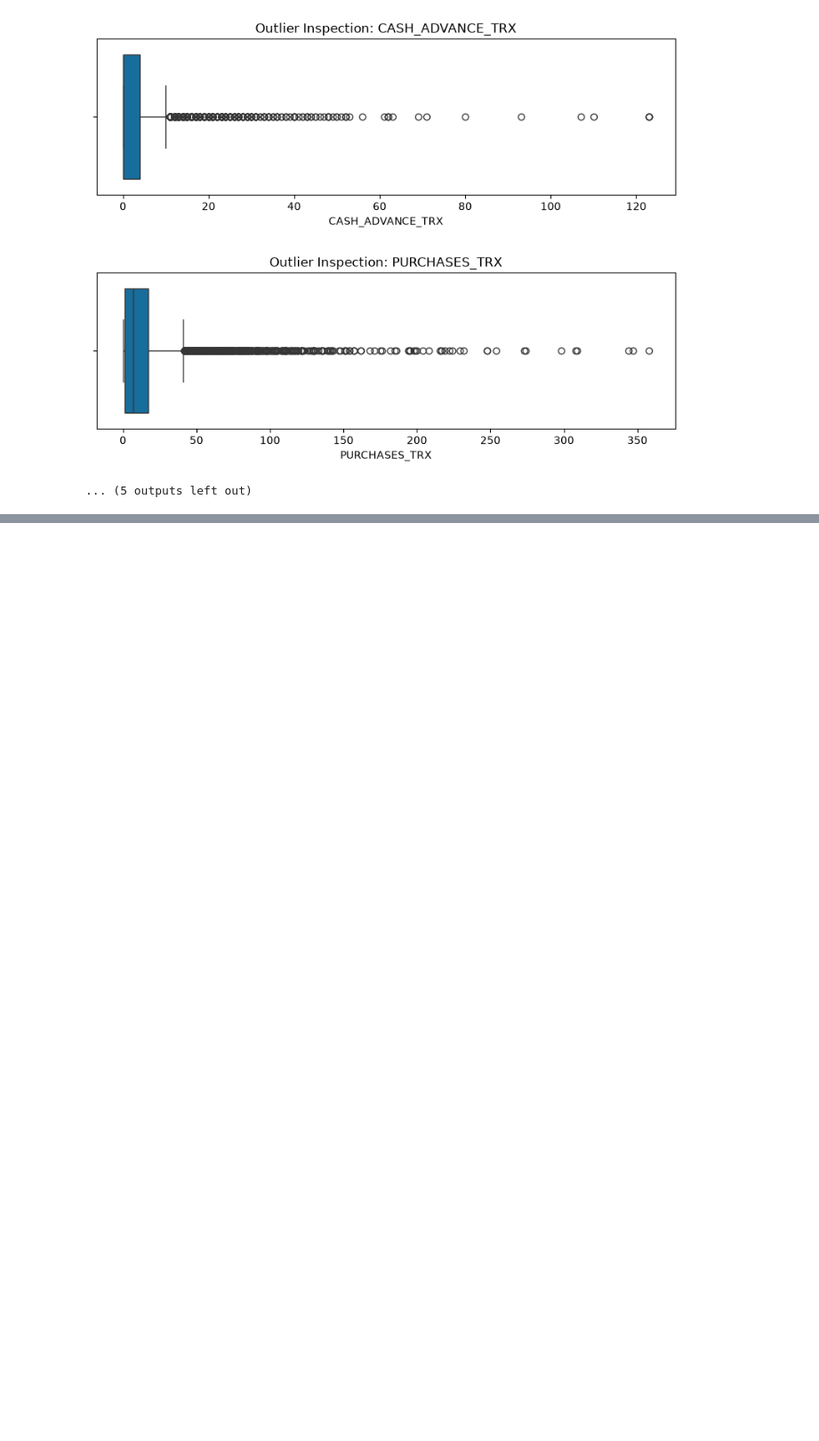
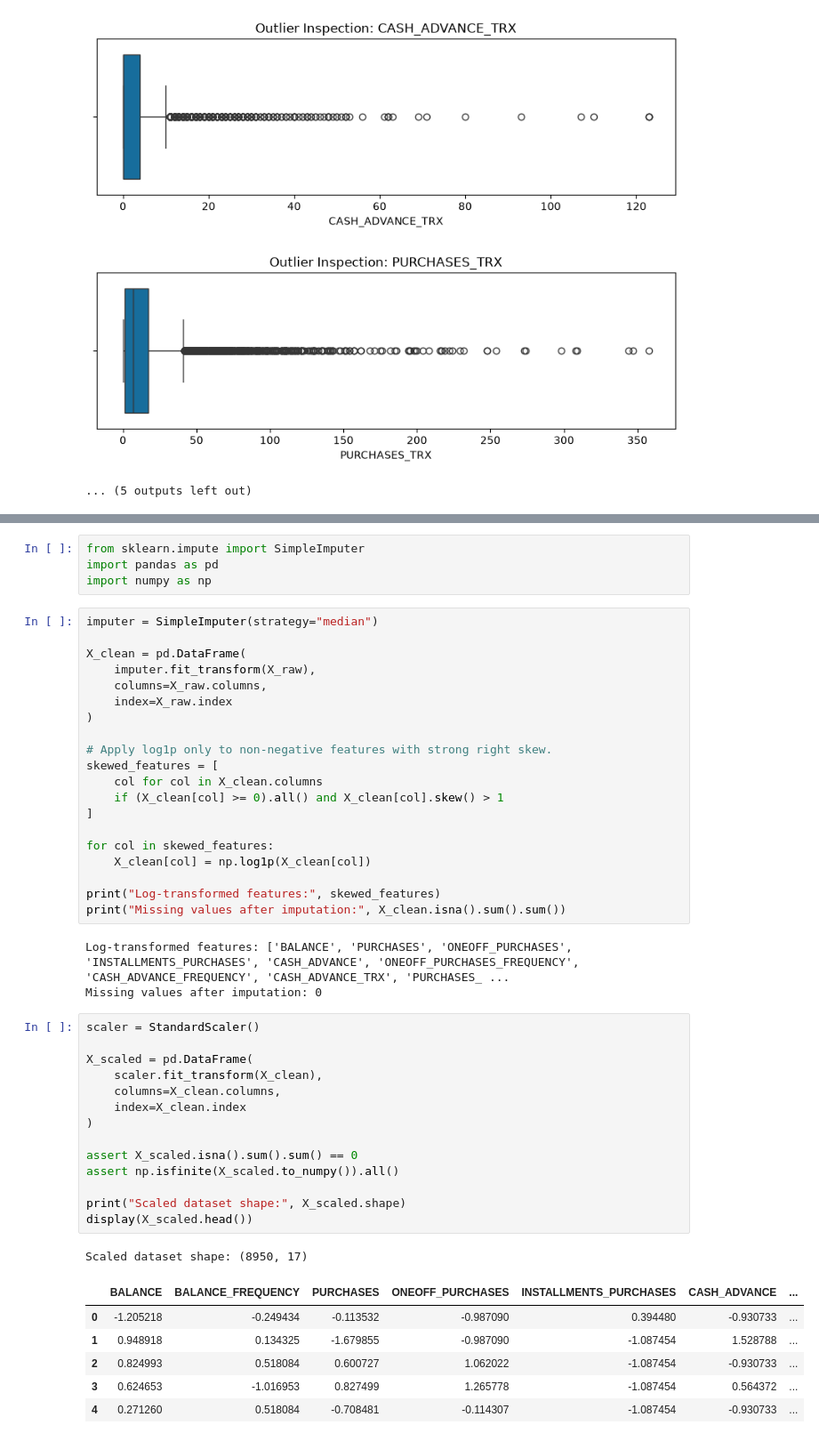
Before and after one commit to VedantVemula/Machine_Learning_capstone_obesityDataset, a Jupyter notebook: clustering.ipynb, the cells around one changed output, grey strips where cells are left out. Shown at 89% size. Drawn from its saved outputs; the diff is of its cells as text; blank space fills up the shorter version.

Commit message:
Add files via upload
Data cleaning and feature scaling

```diff
--- a/clustering.ipynb
+++ b/clustering.ipynb
@@ -162,0 +181,49 @@ for col in eda_df.columns:
+# %%
+from sklearn.impute import SimpleImputer
+import pandas as pd
+import numpy as np
+# %%
+imputer = SimpleImputer(strategy="median")
+
+X_clean = pd.DataFrame(
+    imputer.fit_transform(X_raw),
+    columns=X_raw.columns,
+    index=X_raw.index
+)
+
+# Apply log1p only to non-negative features with strong right skew.
+skewed_features = [
+    col for col in X_clean.columns
+    if (X_clean[col] >= 0).all() and X_clean[col].skew() > 1
+]
+
+for col in skewed_features:
+    X_clean[col] = np.log1p(X_clean[col])
+
+print("Log-transformed features:", skewed_features)
+print("Missing values after imputation:", X_clean.isna().sum().sum())
+# %% [output]
+Log-transformed features: ['BALANCE', 'PURCHASES', 'ONEOFF_PURCHASES', 'INSTALLMENTS_PURCHASES', 'CASH_ADVANCE', 'ONEOFF_PURCHASES_FREQUENCY', 'CASH_ADVANCE_FREQUENCY', 'CASH_ADVANCE_TRX', 'PURCHASES_ ...
+Missing values after imputation: 0
+# %%
+scaler = StandardScaler()
+
+X_scaled = pd.DataFrame(
+    scaler.fit_transform(X_clean),
+    columns=X_clean.columns,
+    index=X_clean.index
+)
+
+assert X_scaled.isna().sum().sum() == 0
+assert np.isfinite(X_scaled.to_numpy()).all()
+
+print("Scaled dataset shape:", X_scaled.shape)
+display(X_scaled.head())
+# %% [output]
+Scaled dataset shape: (8950, 17)
+|  | BALANCE | BALANCE_FREQUENCY | PURCHASES | ONEOFF_PURCHASES | INSTALLMENTS_PURCHASES | CASH_ADVANCE | ... |
+| 0 | -1.205218 | -0.249434 | -0.113532 | -0.987090 | 0.394480 | -0.930733 | ... |
+| 1 | 0.948918 | 0.134325 | -1.679855 | -0.987090 | -1.087454 | 1.528788 | ... |
+| 2 | 0.824993 | 0.518084 | 0.600727 | 1.062022 | -1.087454 | -0.930733 | ... |
+| 3 | 0.624653 | -1.016953 | 0.827499 | 1.265778 | -1.087454 | 0.564372 | ... |
+| 4 | 0.271260 | 0.518084 | -0.708481 | -0.114307 | -1.087454 | -0.930733 | ... |
```
Also changed, not shown: parts of 1 cell of this notebook.
